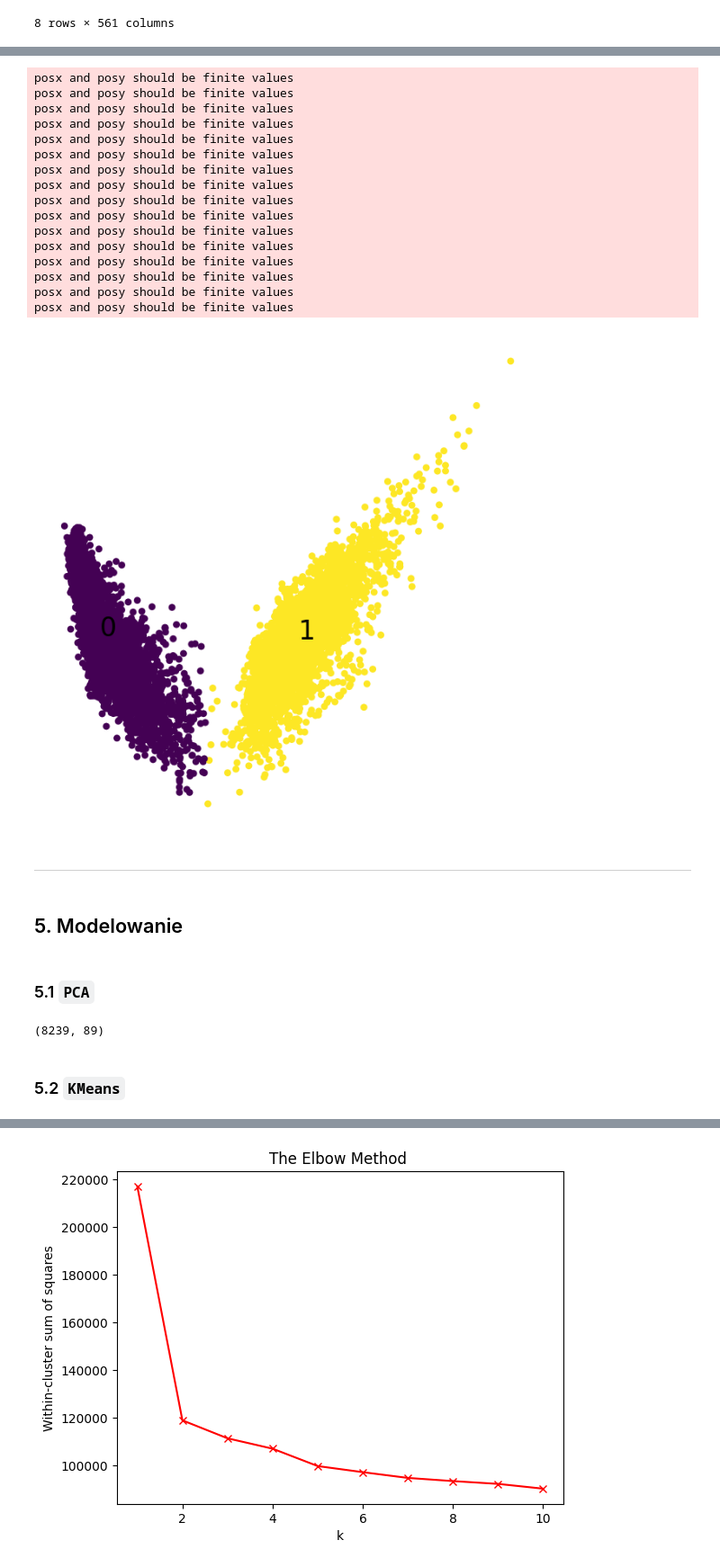
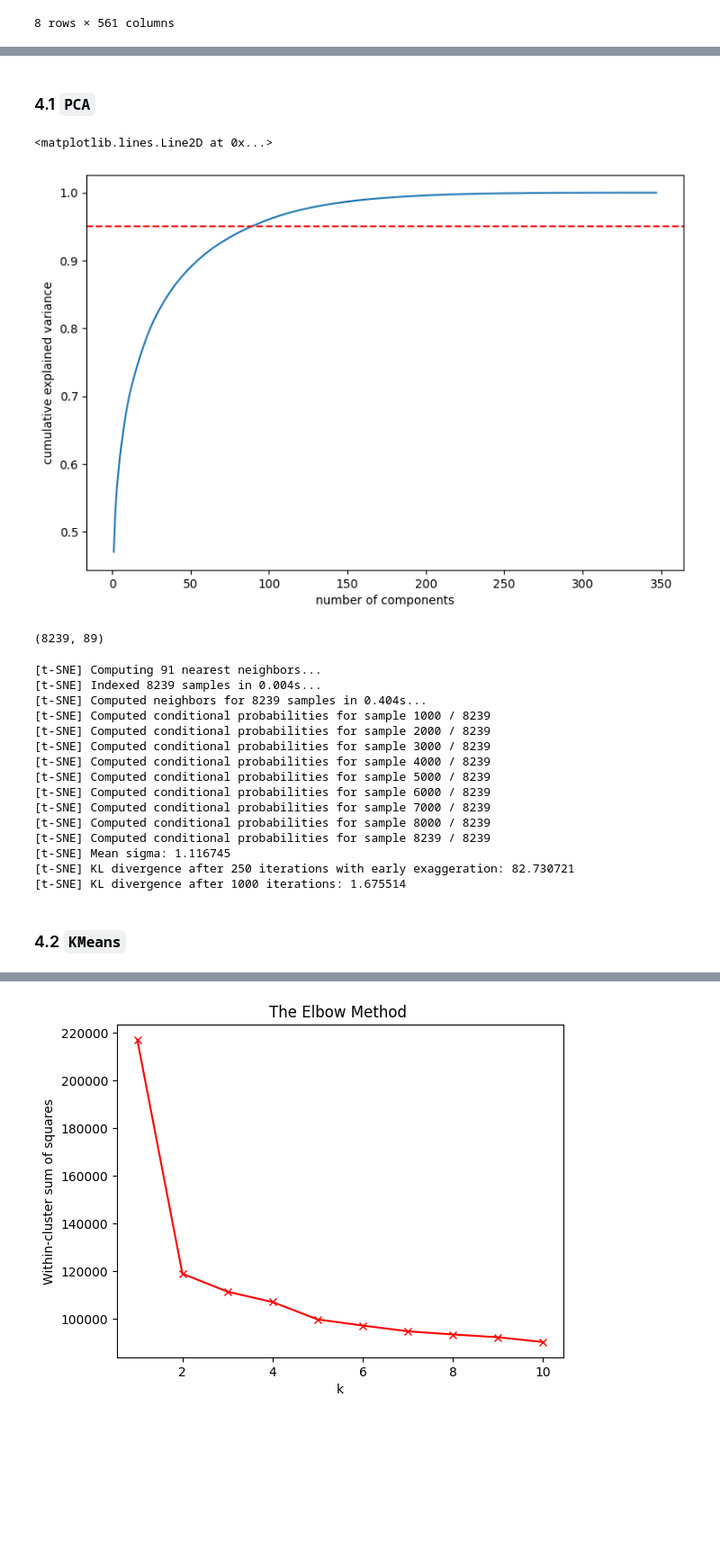
Before and after one commit to DeptuchMateusz/Human-activity-recognition-using-smartphones-clustering, a Jupyter notebook: Preprocessing/prep.ipynb, the cells around one changed output, grey strips where cells are left out. Shown at 90% size. Drawn from its saved outputs; the diff is of its cells as text; code cells hidden in the pictures; blank space fills up the shorter version.

```diff
--- a/Preprocessing/prep.ipynb
+++ b/Preprocessing/prep.ipynb
@@ -174,30 +155,18 @@ y_kmeans = kmeans.predict(data)
-# %%
-scatter(digits_proj_pca, y_kmeans)
-plt.show()
-# %% [output]
-posx and posy should be finite values
-posx and posy should be finite values
-posx and posy should be finite values
-posx and posy should be finite values
-posx and posy should be finite values
-posx and posy should be finite values
-posx and posy should be finite values
-posx and posy should be finite values
-posx and posy should be finite values
-posx and posy should be finite values
-posx and posy should be finite values
-posx and posy should be finite values
-posx and posy should be finite values
-posx and posy should be finite values
-posx and posy should be finite values
-posx and posy should be finite values
-[figure, removed]
-# %% [markdown]
----
-# %% [markdown]
-## 5. Modelowanie
 # %% [markdown]
-### 5.1 `PCA`
+### 4.1 `PCA`
+# %%
+from sklearn.decomposition  import PCA
+
+pca = PCA().fit(data)
+
+plt.figure(figsize=(9,6))
+plt.plot(range(1, len(pca.explained_variance_ratio_)+1), np.cumsum(pca.explained_variance_ratio_))
+plt.xlabel('number of components')
+plt.ylabel('cumulative explained variance')
+plt.axhline(y=.95, color='r', linestyle='--')
+# %% [output]
+<matplotlib.lines.Line2D at 0x...>
+[figure, added]
 # %%
 pca = PCA(n_components=0.95) #zachowujemy 95% wariancji
 data_pca = pca.fit_transform(data)
@@ -206,5 +175,35 @@ data = pd.DataFrame(data_pca)
 data_pca.shape
 # %% [output]
 (8239, 89)
+# %%
+from sklearn.manifold import TSNE
+
+def plot_scatter(X, y):
+    f = plt.figure(figsize=(8, 8))
+    ax = plt.subplot(aspect='equal')
+    sc = ax.scatter(X[:,0], X[:,1], lw=0, s=40, c=y)
+    plt.xlim(-25, 25)
+    plt.ylim(-25, 25)
+    ax.axis('off')
+    ax.axis('tight')
+
+tSNE = TSNE(random_state=42, verbose=1)
+data_tsne = tSNE.fit_transform(data)
+# %% [output]
+[t-SNE] Computing 91 nearest neighbors...
+[t-SNE] Indexed 8239 samples in 0.004s...
+[t-SNE] Computed neighbors for 8239 samples in 0.404s...
+[t-SNE] Computed conditional probabilities for sample 1000 / 8239
+[t-SNE] Computed conditional probabilities for sample 2000 / 8239
+[t-SNE] Computed conditional probabilities for sample 3000 / 8239
+[t-SNE] Computed conditional probabilities for sample 4000 / 8239
+[t-SNE] Computed conditional probabilities for sample 5000 / 8239
+[t-SNE] Computed conditional probabilities for sample 6000 / 8239
+[t-SNE] Computed conditional probabilities for sample 7000 / 8239
+[t-SNE] Computed conditional probabilities for sample 8000 / 8239
+[t-SNE] Computed conditional probabilities for sample 8239 / 8239
+[t-SNE] Mean sigma: 1.116745
+[t-SNE] KL divergence after 250 iterations with early exaggeration: 82.730721
+[t-SNE] KL divergence after 1000 iterations: 1.675514
 # %% [markdown]
-### 5.2 `KMeans`
+### 4.2 `KMeans`
```
Also changed, not shown: parts of 44 cells of this notebook.
